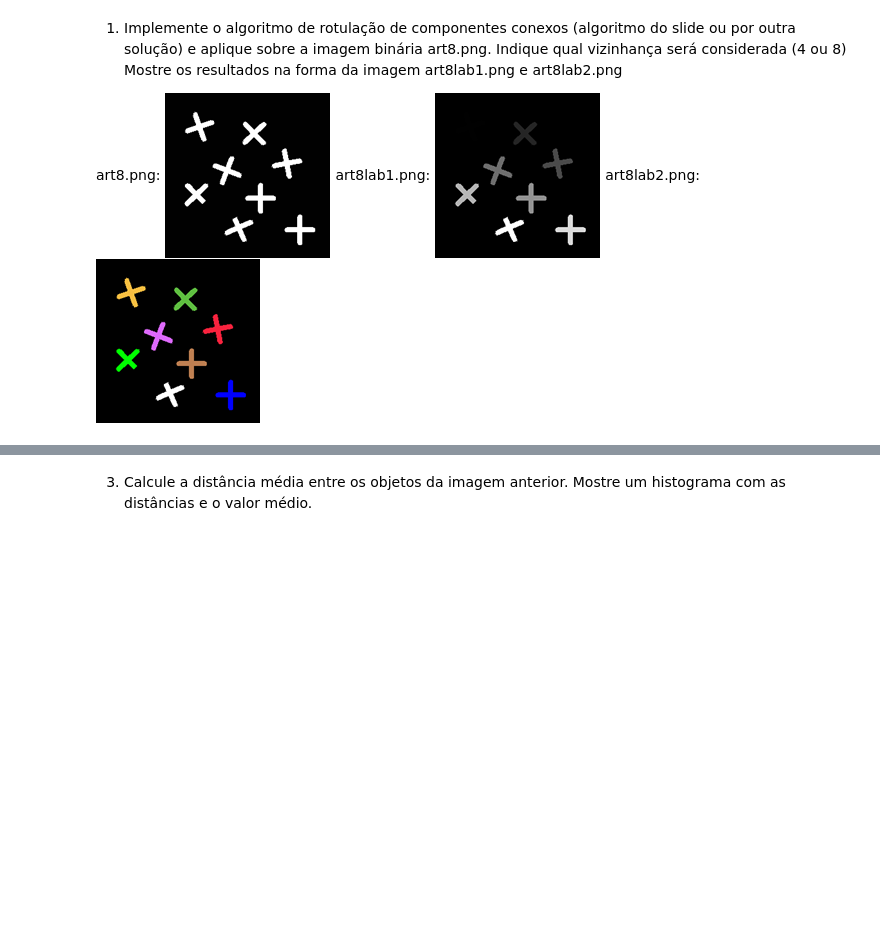
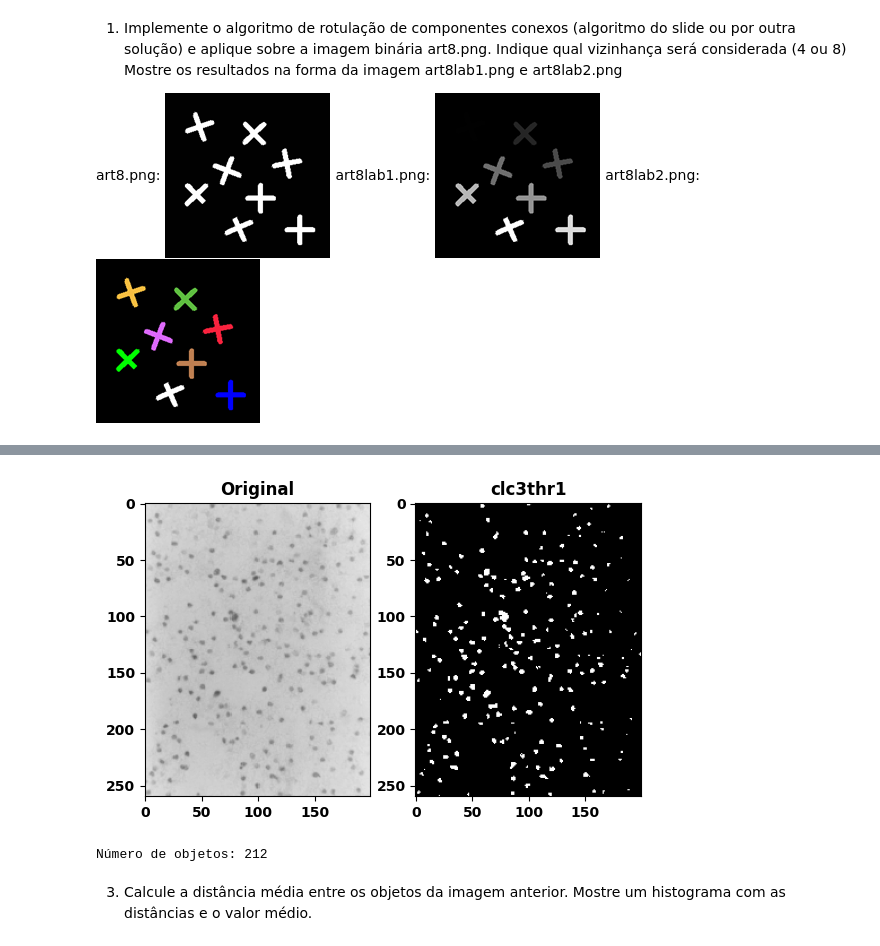
Before and after one commit to marcella314/gbc216_t2_G14, a Jupyter notebook: Lab02 - Connected Components/lab02.ipynb, the cells around one changed output, grey strips where cells are left out. Drawn from its saved outputs; the diff is of its cells as text; code cells hidden in the pictures; blank space fills up the shorter version.

```diff
--- a/Lab02 - Connected Components/lab02.ipynb
+++ b/Lab02 - Connected Components/lab02.ipynb
@@ -100,2 +98,60 @@ clc3lab1
+# %%
+# code here
+img2 = cv2.imread("clc3.png", cv2.IMREAD_GRAYSCALE)
+plt.subplot(1, 2, 1)
+plt.imshow(img2, cmap='gray', vmin=0, vmax=255); plt.title("Original")
+
+linhas2 = img2.shape[0]
+colunas2 = img2.shape[1]
+
+def dfs_q2(imagem, x, y, visitado=None):
+    if visitado is None:
+        visitado = set()
+
+    if not (0 <= x < linhas2 and 0 <= y < colunas2):
+        return visitado
+    if (x, y) in visitado or imagem[x][y] != 1:
+        return visitado
+
+    visitado.add((x, y))
+
+    vizinhos2 = [(x+1, y), (x-1, y), (x, y+1), (x, y-1), (x+1, y+1), (x+1, y-1), (x-1, y+1), (x-1, y-1)]
+    for vx, vy in vizinhos2:
+        if 0 <= vx < linhas2 and 0 <= vy < colunas2:
+            if (vx, vy) not in visitado and imagem[vx][vy] == 1:
+                dfs_q2(imagem, vx, vy, visitado)
+
+    return visitado
+
+# Binarizando a imagem
+threshold = 167
+nova_imagem2 = np.zeros((linhas2, colunas2), dtype=int)
+
+for i in range(linhas2):
+    for j in range(colunas2):
+        if img2[i, j] >= threshold:
+            nova_imagem2[i, j] = 0
+        else:
+            nova_imagem2[i, j] = 1
+
+plt.subplot(1, 2, 2)
+plt.imshow(nova_imagem2, cmap='gray', vmin=0, vmax=1); plt.title("clc3thr1")
+plt.show()
+
+visitado_global2 = set()
+objetos = []
+
+for i in range(linhas2):
+    for j in range(colunas2):
+        if nova_imagem2[i, j] == 1 and (i, j) not in visitado_global2:
+            comp2 = dfs_q2(nova_imagem2, i, j)
+            if comp2:
+                visitado_global2.update(comp2)
+                objetos.append(comp2)
+
+print("Número de objetos:", len(objetos))
+# %% [output]
+[figure, added]
+Número de objetos: 212
 # %% [markdown]
 3. Calcule a distância média entre os objetos da imagem anterior. Mostre um histograma com as distâncias e o valor médio.
```
Also changed, not shown: parts of 4 cells of this notebook, 1 other file.
